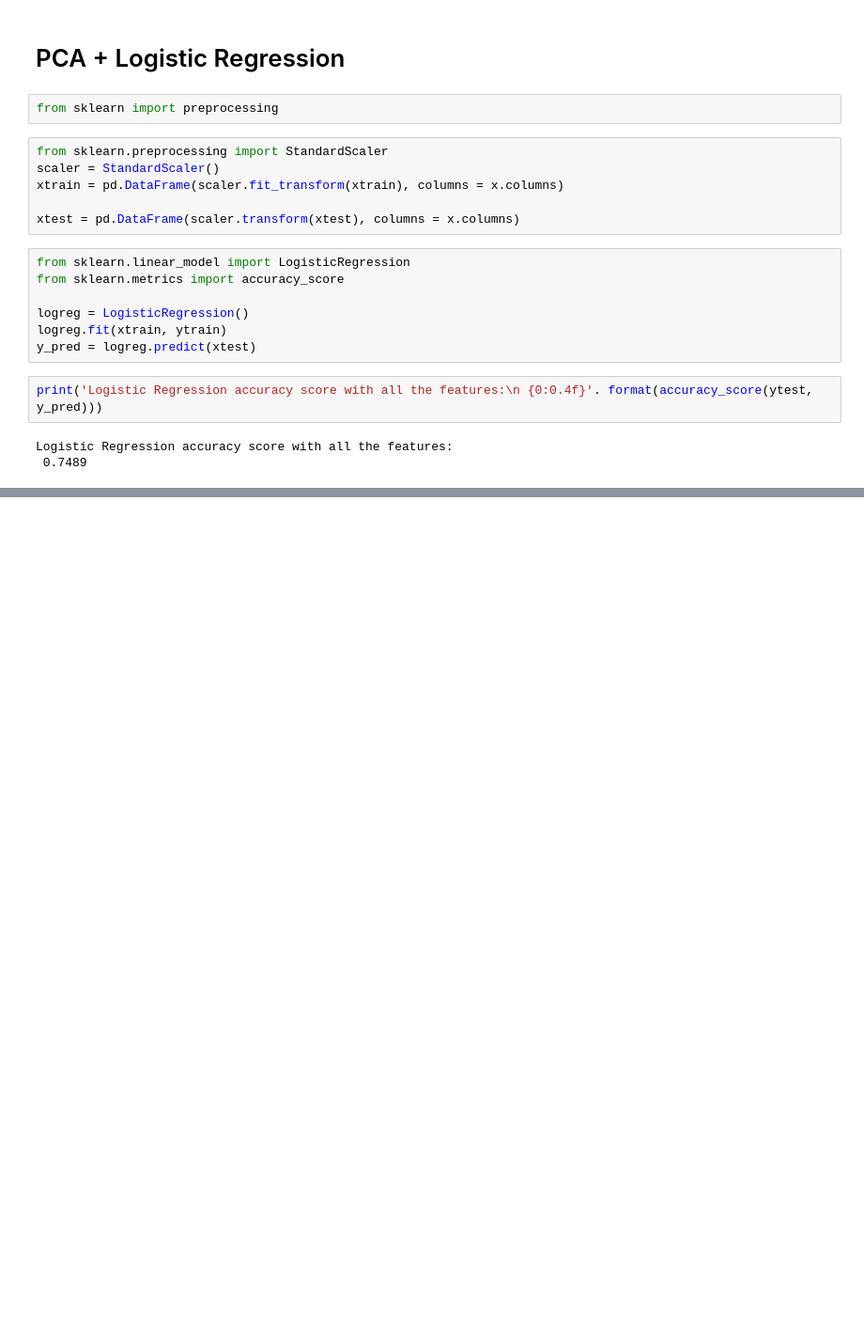
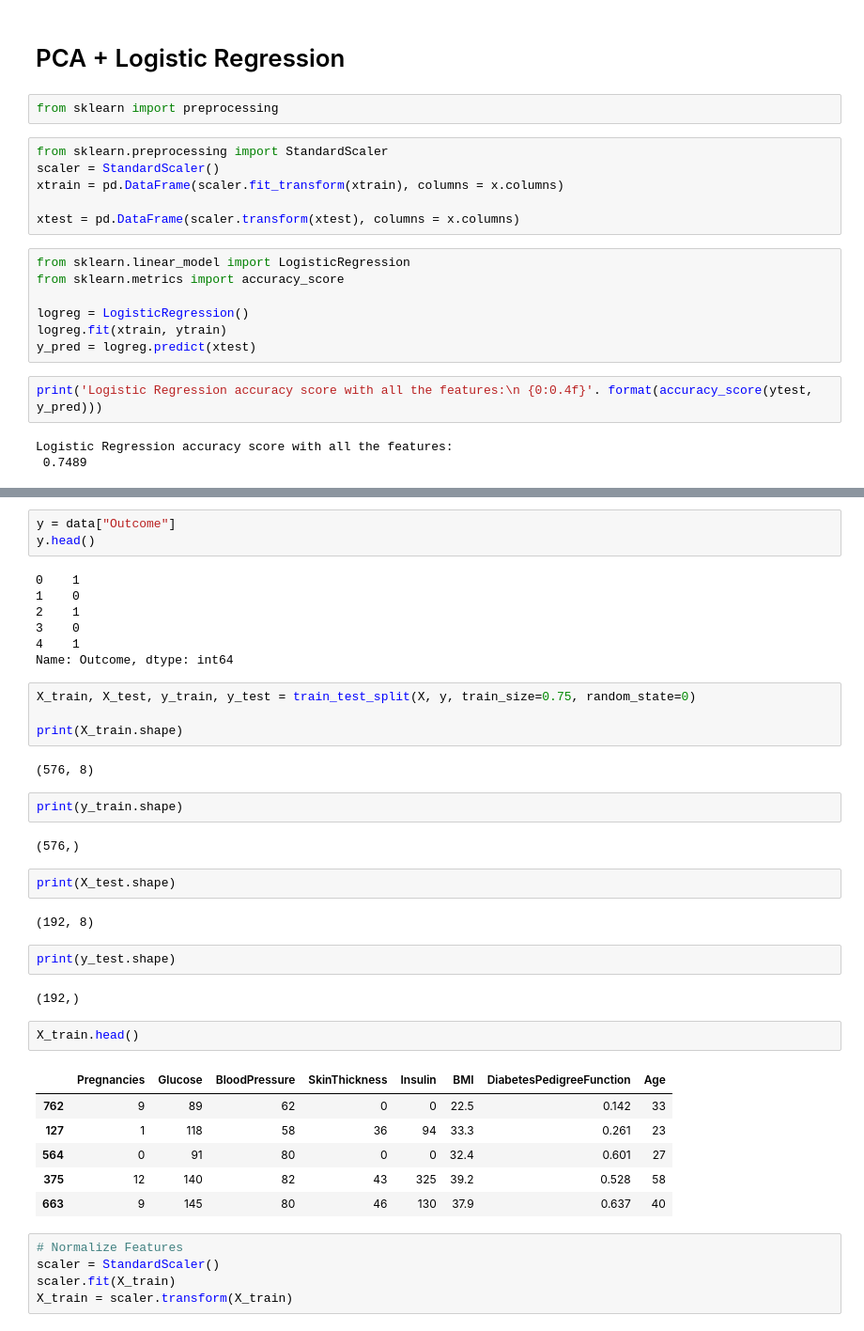
Before and after one commit to mohAhanin/Diabetes-Project, a Jupyter notebook: Diabetes_Project.ipynb, the cells around one changed output, grey strips where cells are left out. Shown at 94% size. Saved outputs shown, nothing was run; the diff lists cells and outputs as text; blank space fills up the shorter version.

```diff
--- a/Diabetes_Project.ipynb
+++ b/Diabetes_Project.ipynb
@@ -361,0 +336,42 @@ xtrain2,ytrain2,xtest2,ytest2 = train_test_split(x2,y2,test_size=.15)
+# %%
+y = data["Outcome"]
+y.head()
+# %% [output]
+0    1
+1    0
+2    1
+3    0
+4    1
+Name: Outcome, dtype: int64
+# %%
+X_train, X_test, y_train, y_test = train_test_split(X, y, train_size=0.75, random_state=0)
+
+print(X_train.shape)
+# %% [output]
+(576, 8)
+# %%
+print(y_train.shape)
+# %% [output]
+(576,)
+# %%
+print(X_test.shape)
+# %% [output]
+(192, 8)
+# %%
+print(y_test.shape)
+# %% [output]
+(192,)
+# %%
+X_train.head()
+# %% [output]
+|  | Pregnancies | Glucose | BloodPressure | SkinThickness | Insulin | BMI | DiabetesPedigreeFunction | Age |
+| 762 | 9 | 89 | 62 | 0 | 0 | 22.5 | 0.142 | 33 |
+| 127 | 1 | 118 | 58 | 36 | 94 | 33.3 | 0.261 | 23 |
+| 564 | 0 | 91 | 80 | 0 | 0 | 32.4 | 0.601 | 27 |
+| 375 | 12 | 140 | 82 | 43 | 325 | 39.2 | 0.528 | 58 |
+| 663 | 9 | 145 | 80 | 46 | 130 | 37.9 | 0.637 | 40 |
+# %%
+# Normalize Features
+scaler = StandardScaler()
+scaler.fit(X_train)
+X_train = scaler.transform(X_train)
```
Also changed, not shown: parts of 54 cells of this notebook.
